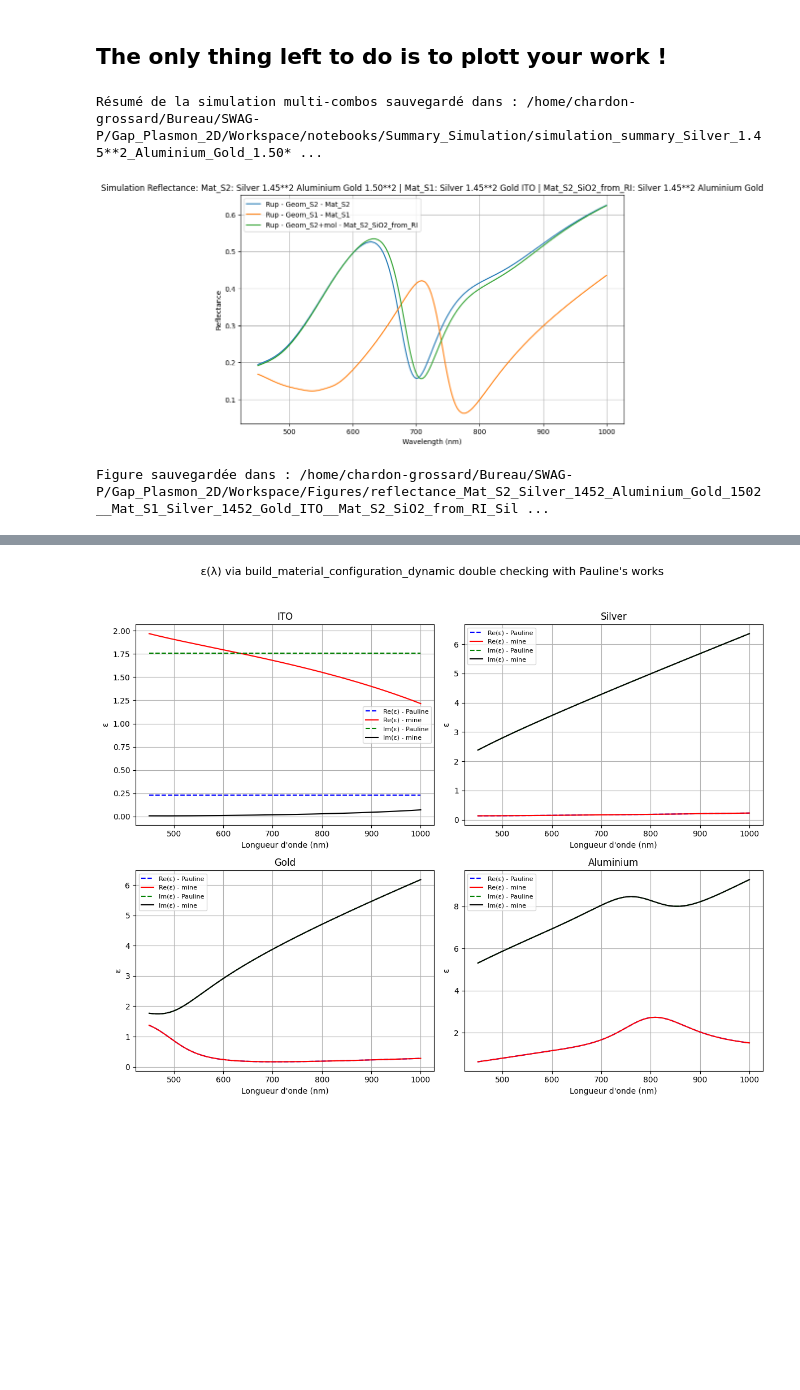
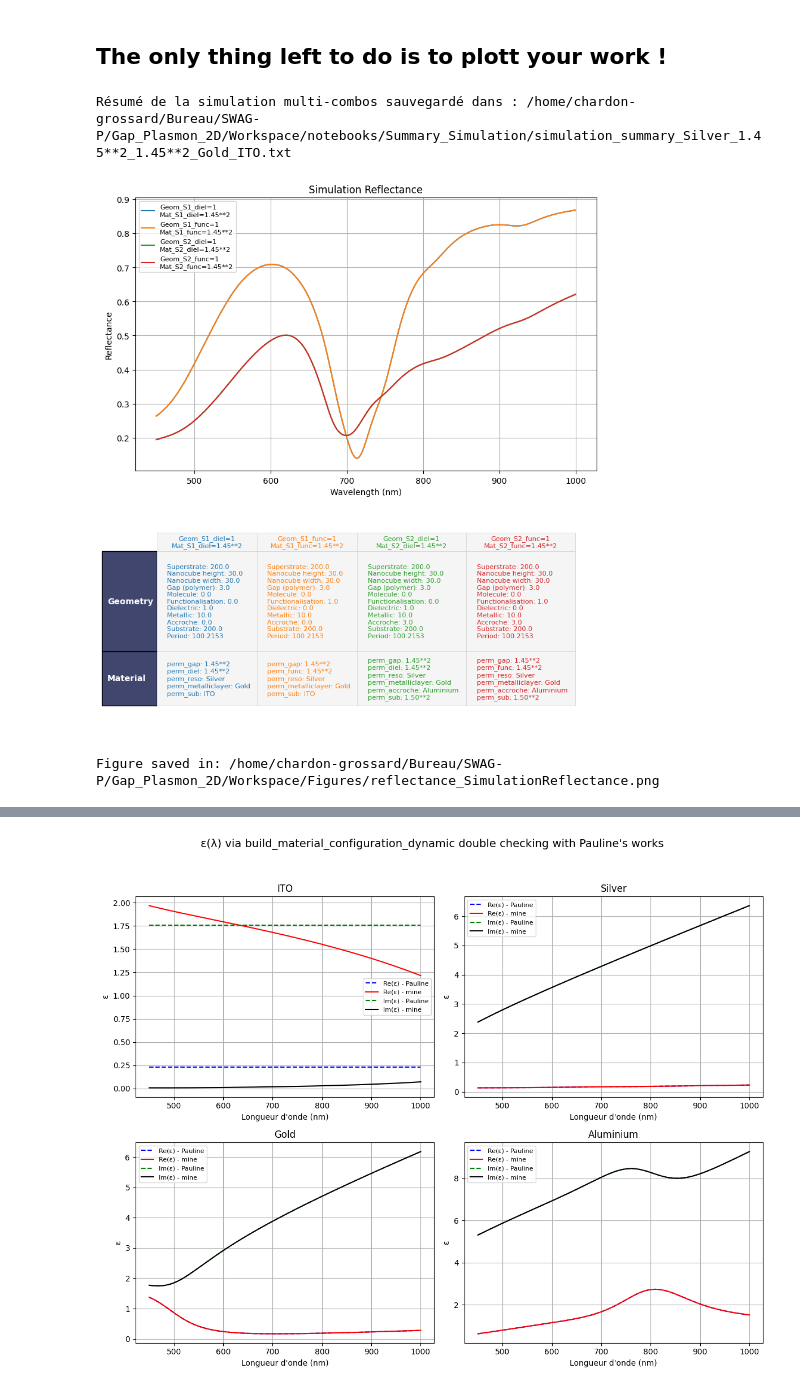
Before and after one commit to Marchombre/SWAG-P, a Jupyter notebook: Gap_Plasmon_2D/Workspace/notebooks/SWAG_Sim_V0_1.ipynb, the cells around one changed output, grey strips where cells are left out. Cells and saved outputs as stored; diff of their text form; code cells hidden in the pictures; blank space fills up the shorter version.

```diff
--- a/Gap_Plasmon_2D/Workspace/notebooks/SWAG_Sim_V0_1.ipynb
+++ b/Gap_Plasmon_2D/Workspace/notebooks/SWAG_Sim_V0_1.ipynb
@@ -123,17 +123,17 @@ VBox(children=(VBox(children=(HBox(children=(Dropdown(description='Geometry:', l
 # %%
 # %% Cell 5 – Simulation
 from simulate_and_plot import run_simulation_all_combos
 
 # Paramètres
 lambda_range = np.linspace(450, 1000, 200)
 wave = {"angle": 0, "polarization": 1}
-n_mod = 70 # fixed from n_mod convergence study
+n_mod = 10 # fixed from n_mod convergence study
 
 results = run_simulation_all_combos(lambda_range, wave, n_mod, json_combined_path)
 # %% [output]
-Résumé de la simulation multi-combos sauvegardé dans : /home/chardon-grossard/Bureau/SWAG-P/Gap_Plasmon_2D/Workspace/notebooks/Summary_Simulation/simulation_summary_Silver_1.45**2_Aluminium_Gold_1.50* ...
+Résumé de la simulation multi-combos sauvegardé dans : /home/chardon-grossard/Bureau/SWAG-P/Gap_Plasmon_2D/Workspace/notebooks/Summary_Simulation/simulation_summary_Silver_1.45**2_1.45**2_Gold_ITO.txt
-[figure, old version]
+[figure, new version]
-Figure sauvegardée dans : /home/chardon-grossard/Bureau/SWAG-P/Gap_Plasmon_2D/Workspace/Figures/reflectance_Mat_S2_Silver_1452_Aluminium_Gold_1502__Mat_S1_Silver_1452_Gold_ITO__Mat_S2_SiO2_from_RI_Sil ...
+Figure saved in: /home/chardon-grossard/Bureau/SWAG-P/Gap_Plasmon_2D/Workspace/Figures/reflectance_SimulationReflectance.png
 # %%
 from plot_combined_Rup_vs_exp import plot_combined_Rup_vs_exp
 
```
Also changed, not shown: parts of 3 cells of this notebook, 46 other files.
